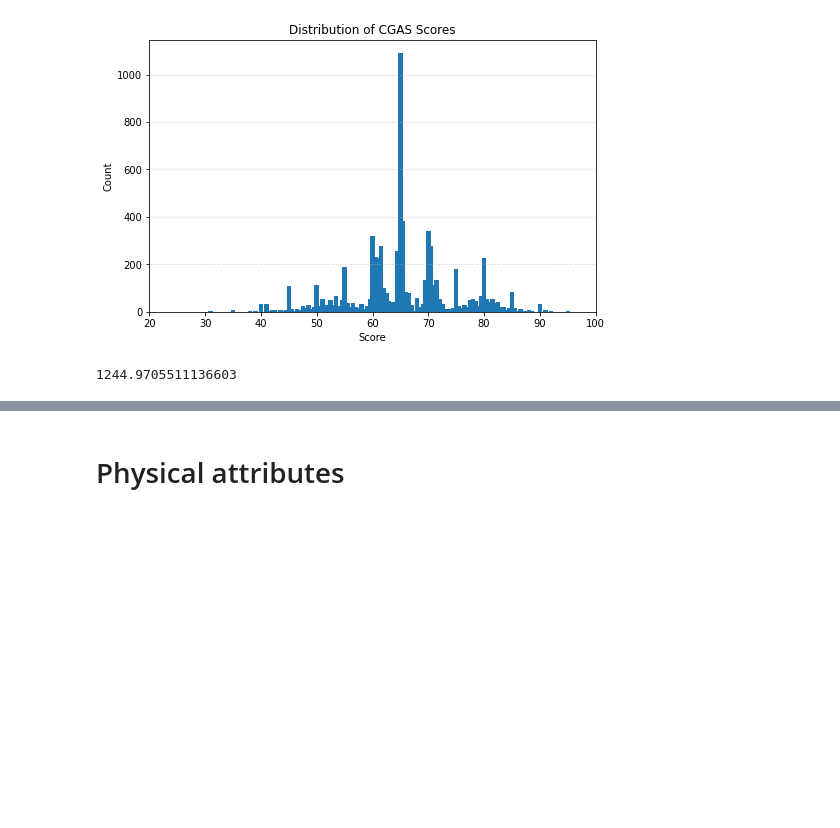
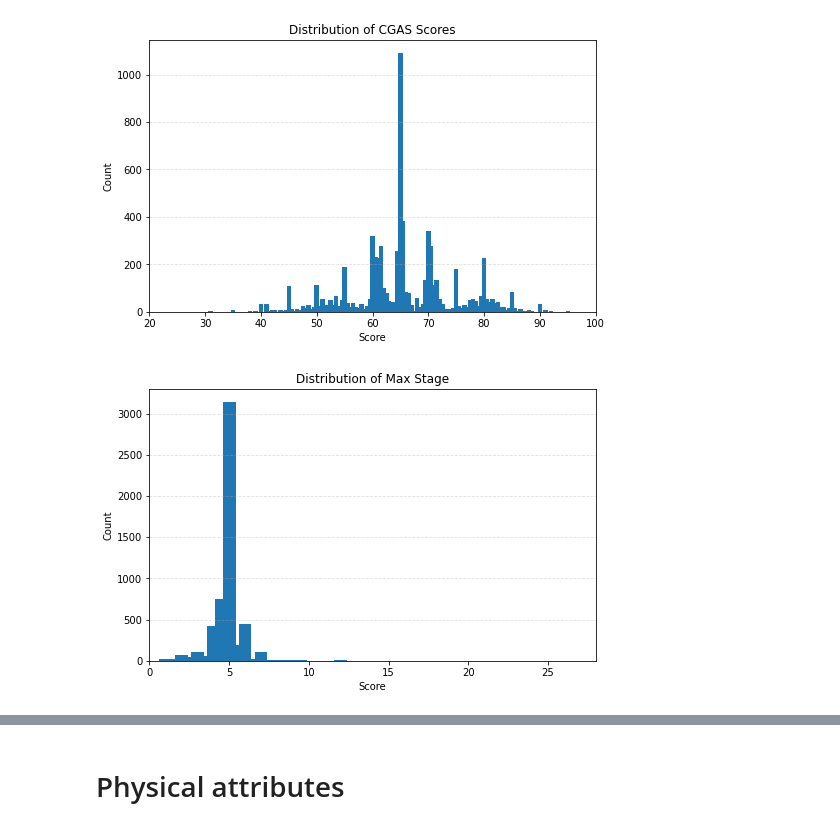
Before and after one commit to alicecalderini/DATAMINING_2-Project, a Jupyter notebook: 3. GRAPHICS/FGC.ipynb, the cells around one changed output, grey strips where cells are left out. Cells and saved outputs as stored; diff of their text form; code cells hidden in the pictures; blank space fills up the shorter version.

```diff
--- a/3. GRAPHICS/FGC.ipynb
+++ b/3. GRAPHICS/FGC.ipynb
@@ -55,8 +55,19 @@ plt.grid(axis="y", linestyle="--", alpha=0.4)
 plt.show()
 # %% [output]
 [figure]
-# %%
-variance = df["CGAS-CGAS_Score"].var()
-print(variance)
-# %% [output]
-1244.9705511136603
+# %%
+score_counts = df["Fitness_Endurance-Max_Stage"].value_counts().sort_index()
+
+plt.figure(figsize=(8,5))
+
+plt.bar(score_counts.index, score_counts.values)
+
+plt.xlabel("Score")
+plt.ylabel("Count")
+plt.title("Distribution of Max Stage")
+plt.xlim(0, 28)
+plt.grid(axis="y", linestyle="--", alpha=0.4)
+
+plt.show()
+# %% [output]
+[figure, added]
```
Also changed, not shown: parts of 12 cells of this notebook, 4 other files.
